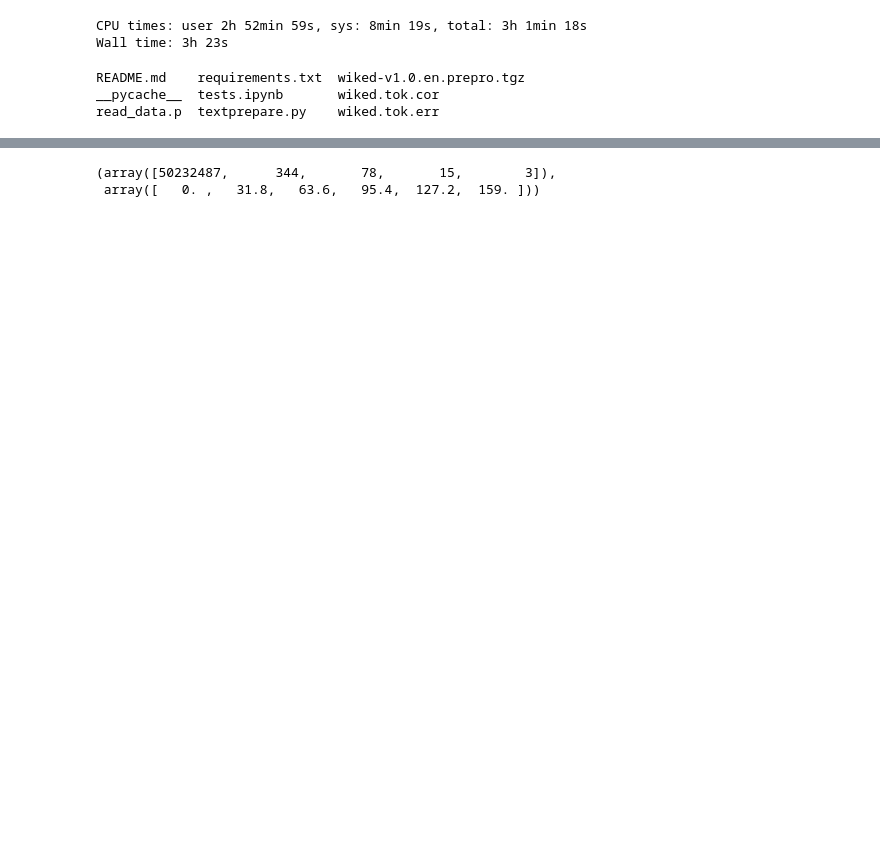
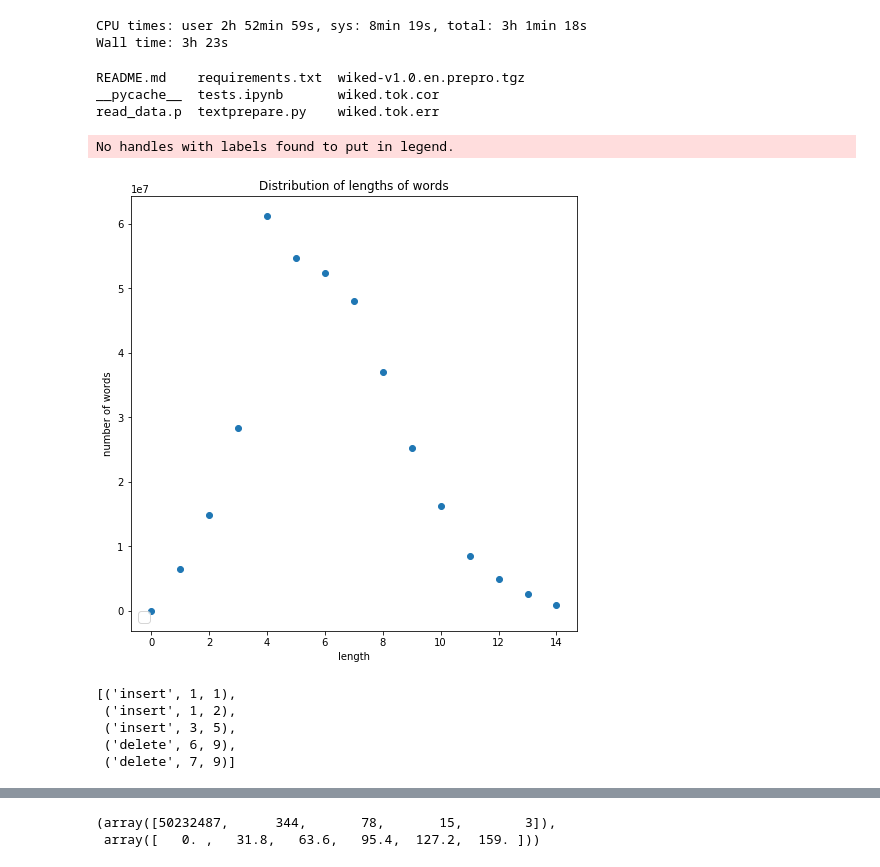
Before and after one commit to VProv/wikiedits, a Jupyter notebook: statistics/tests.ipynb, the cells around one changed output, grey strips where cells are left out. Saved outputs shown, nothing was run; the diff lists cells and outputs as text; code cells hidden in the pictures; blank space fills up the shorter version.

```diff
--- a/statistics/tests.ipynb
+++ b/statistics/tests.ipynb
@@ -55,8 +57,37 @@ pickle.dump(data, open( "read_data.p", "wb" ))
 README.md    requirements.txt  wiked-v1.0.en.prepro.tgz
 __pycache__  tests.ipynb       wiked.tok.cor
 read_data.p  textprepare.py    wiked.tok.err
+# %%
+data = pickle.load( open( "read_data.p", "rb" ) )
+# %%
+lens = np.zeros((15,))
+# Collect distribution of lengths of words.
+for pair in tqdm(data):
+    for word in pair[0].split():
+        l = len(word)
+        if l < 15:
+            lens[l] += 1
+# %%
+plt.figure(figsize=(8,8))
+plt.title("Distribution of lengths of words")
+plt.scatter(np.arange(0,15), lens)
+plt.xlabel(r'length')
+plt.ylabel(r'number of words')
+plt.legend(fontsize=15,loc=3)
+plt.show()
+# %% [output]
+No handles with labels found to put in legend.
+[figure, added]
 # %%
 del data
+# %%
+editops('setingss', 'something')
+# %% [output]
+[('insert', 1, 1),
+ ('insert', 1, 2),
+ ('insert', 3, 5),
+ ('delete', 6, 9),
+ ('delete', 7, 9)]
 # %%
 def get_statistis_words(data, max_distance=3):
     res_words = []
```
Also changed, not shown: parts of 34 cells of this notebook.
